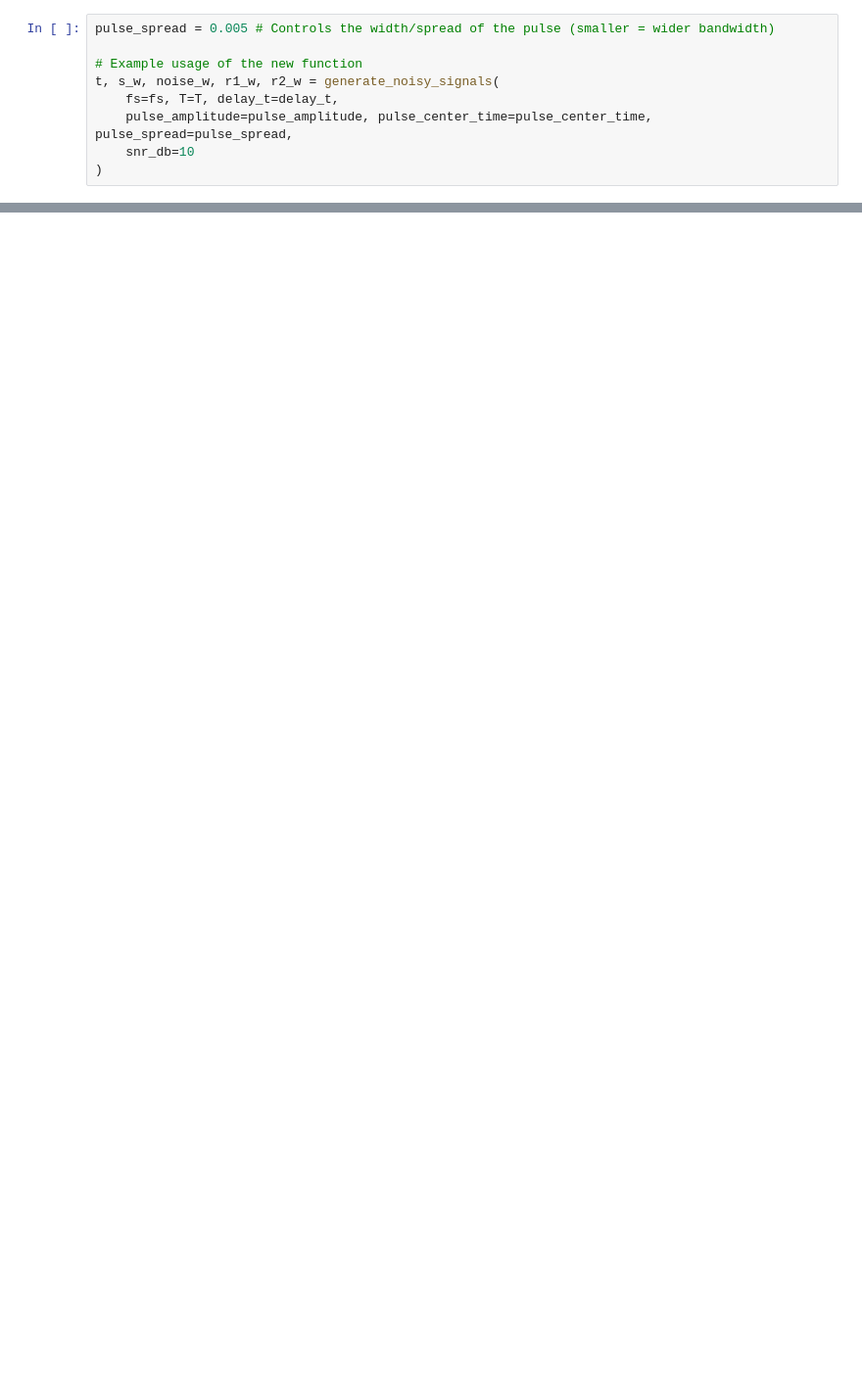
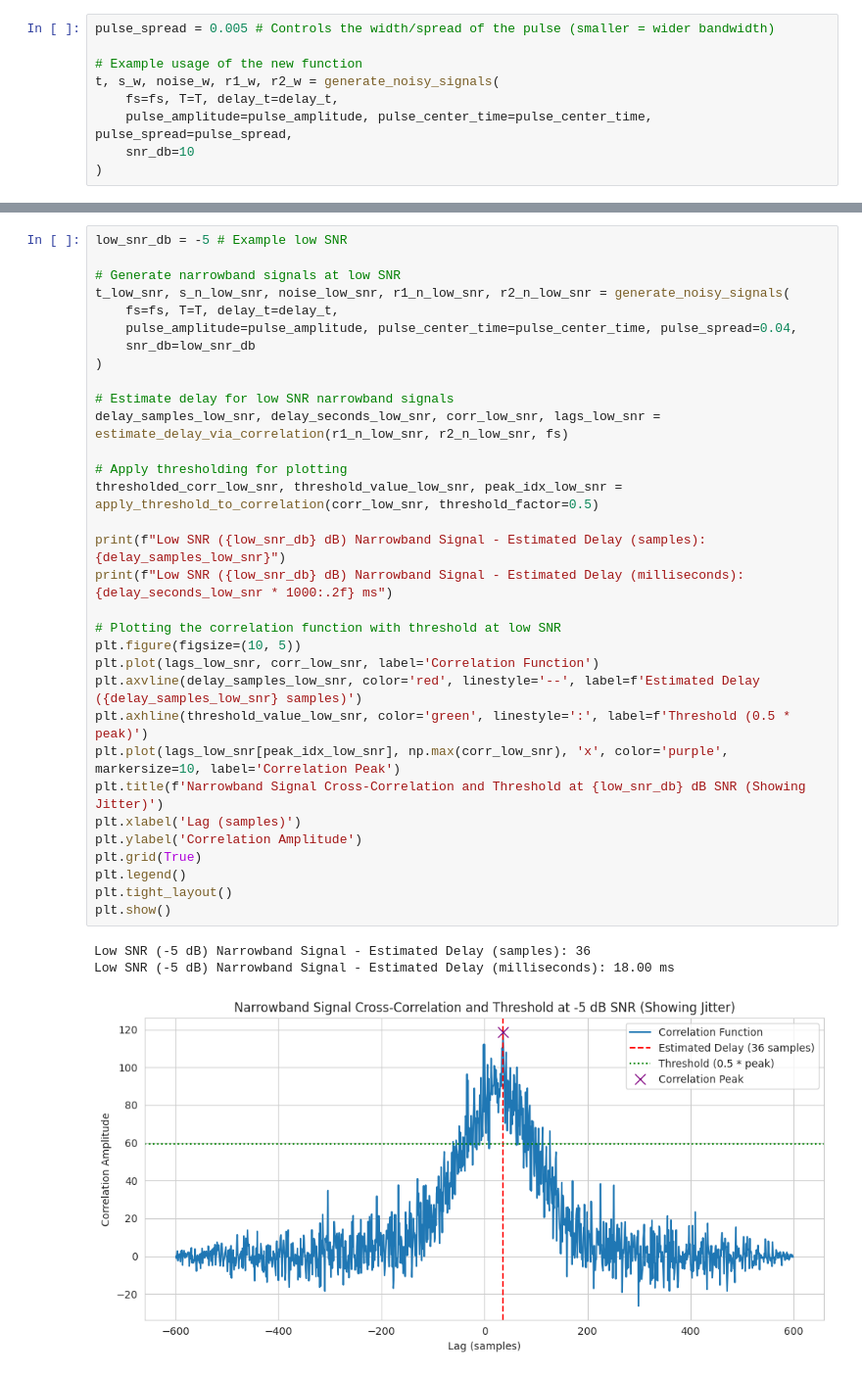
Before and after one commit to ysn9vq-gmu/rqe_tutorials, a Jupyter notebook: corr-info.ipynb, the cells around one changed output, grey strips where cells are left out. Shown at 98% size. Drawn from its saved outputs; the diff is of its cells as text; blank space fills up the shorter version.

```diff
--- a/corr-info.ipynb
+++ b/corr-info.ipynb
@@ -523,0 +726,36 @@ plot_waterfall_psd(
+# %%
+low_snr_db = -5 # Example low SNR
+
+# Generate narrowband signals at low SNR
+t_low_snr, s_n_low_snr, noise_low_snr, r1_n_low_snr, r2_n_low_snr = generate_noisy_signals(
+    fs=fs, T=T, delay_t=delay_t,
+    pulse_amplitude=pulse_amplitude, pulse_center_time=pulse_center_time, pulse_spread=0.04,
+    snr_db=low_snr_db
+)
+
+# Estimate delay for low SNR narrowband signals
+delay_samples_low_snr, delay_seconds_low_snr, corr_low_snr, lags_low_snr = estimate_delay_via_correlation(r1_n_low_snr, r2_n_low_snr, fs)
+
+# Apply thresholding for plotting
+thresholded_corr_low_snr, threshold_value_low_snr, peak_idx_low_snr = apply_threshold_to_correlation(corr_low_snr, threshold_factor=0.5)
+
+print(f"Low SNR ({low_snr_db} dB) Narrowband Signal - Estimated Delay (samples): {delay_samples_low_snr}")
+print(f"Low SNR ({low_snr_db} dB) Narrowband Signal - Estimated Delay (milliseconds): {delay_seconds_low_snr * 1000:.2f} ms")
+
+# Plotting the correlation function with threshold at low SNR
+plt.figure(figsize=(10, 5))
+plt.plot(lags_low_snr, corr_low_snr, label='Correlation Function')
+plt.axvline(delay_samples_low_snr, color='red', linestyle='--', label=f'Estimated Delay ({delay_samples_low_snr} samples)')
+plt.axhline(threshold_value_low_snr, color='green', linestyle=':', label=f'Threshold (0.5 * peak)')
+plt.plot(lags_low_snr[peak_idx_low_snr], np.max(corr_low_snr), 'x', color='purple', markersize=10, label='Correlation Peak')
+plt.title(f'Narrowband Signal Cross-Correlation and Threshold at {low_snr_db} dB SNR (Showing Jitter)')
+plt.xlabel('Lag (samples)')
+plt.ylabel('Correlation Amplitude')
+plt.grid(True)
+plt.legend()
+plt.tight_layout()
+plt.show()
+# %% [output]
+Low SNR (-5 dB) Narrowband Signal - Estimated Delay (samples): 36
+Low SNR (-5 dB) Narrowband Signal - Estimated Delay (milliseconds): 18.00 ms
+[figure, added]
```
Also changed, not shown: parts of 19 cells of this notebook.
